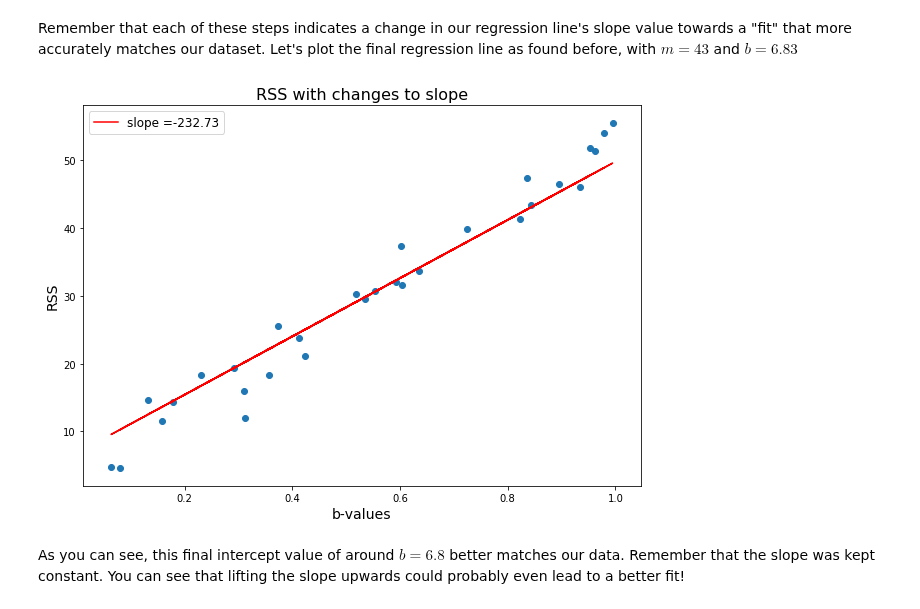
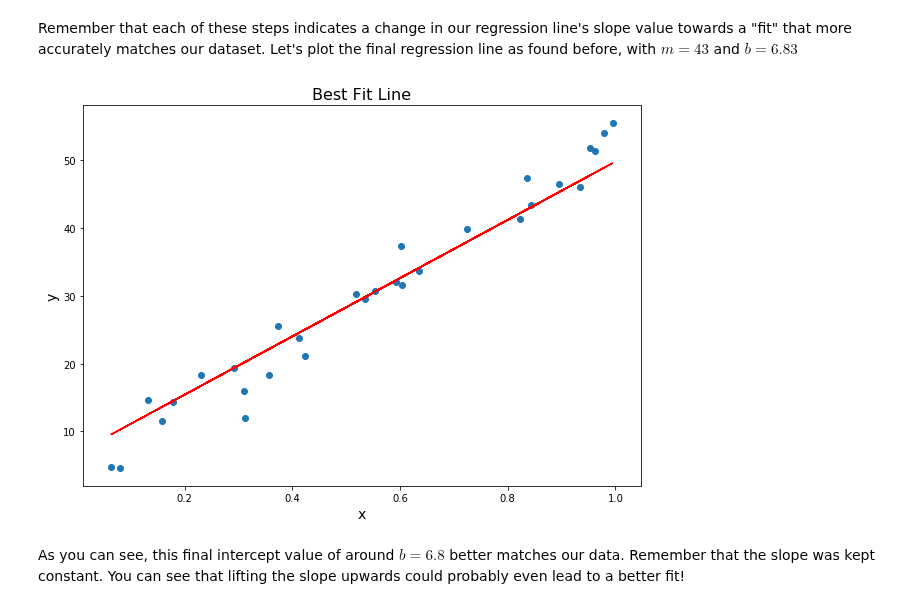
Before and after one commit to rvent/dsc-2-14-12-gradient-descent-step-sizes-lab-nyc-ds-career-012819, a Jupyter notebook: index.ipynb, the cells around one changed output. Cells and saved outputs as stored; diff of their text form; code cells hidden in the pictures.

```diff
--- a/index.ipynb
+++ b/index.ipynb
@@ -264,20 +264,19 @@ Remember that each of these steps indicates a change in our regression line's sl
 # %%
 # plot the final result here
 def fun(b, m, x):
     return b + m*x
 
 new_y = fun(6.83, 43, x)
 
 plt.figure(figsize=(10,7))
 plt.scatter(x, y)
 plt.plot(x, new_y, color = "red")
 plt.xlabel("x", fontsize=14)
 plt.ylabel("y", fontsize=14)
 
-
-plt.title("RSS with changes to slope", fontsize=16);
+plt.title("Best Fit Line", fontsize=16);
 # %% [output]
-[figure, old version]
+[figure, new version]
 # %% [markdown]
 As you can see, this final intercept value of around $b=6.8$ better matches our data. Remember that the slope was kept constant. You can see that lifting the slope upwards could probably even lead to a better fit!
 # %% [markdown]
```
